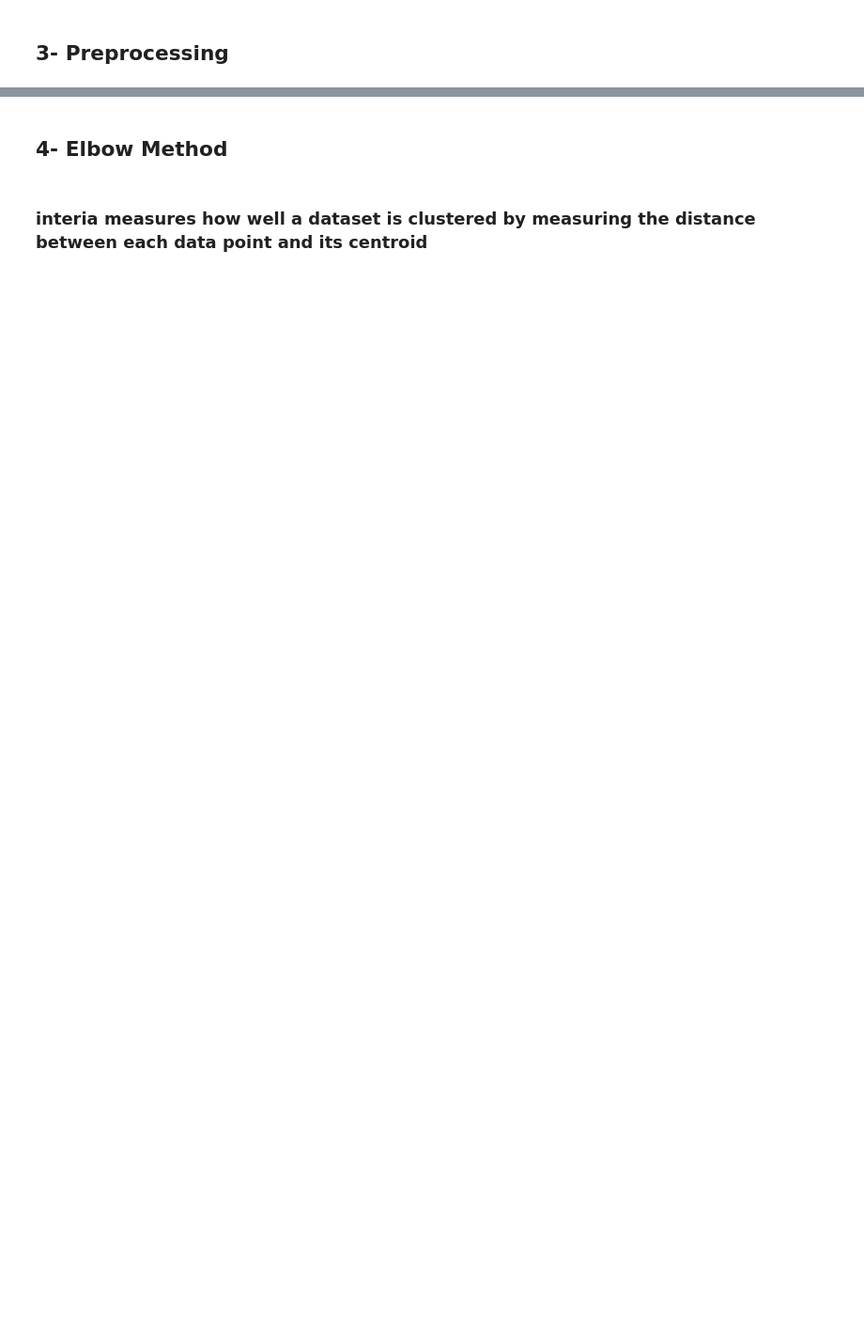
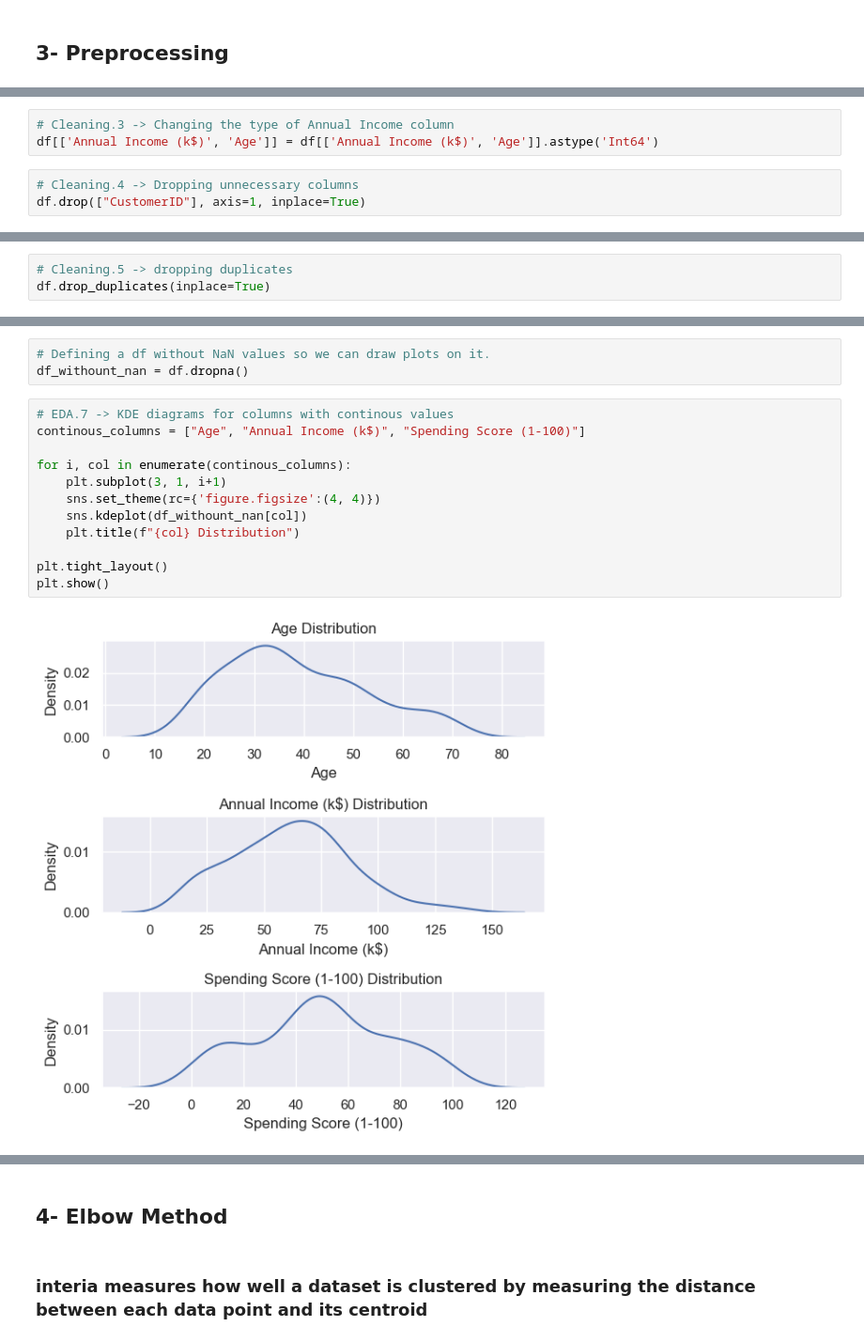
Before and after one commit to SRDsara/Customer-Segmentation, a Jupyter notebook: Customer_Clustering_KMeans.ipynb, the cells around one changed output, grey strips where cells are left out. Shown at 94% size. Saved outputs shown, nothing was run; the diff lists cells and outputs as text; blank space fills up the shorter version.

```diff
--- a/Customer_Clustering_KMeans.ipynb
+++ b/Customer_Clustering_KMeans.ipynb
@@ -30,0 +71,6 @@ X = scaler.fit_transform(X)
+# %%
+# Cleaning.3 -> Changing the type of Annual Income column
+df[['Annual Income (k$)', 'Age']] = df[['Annual Income (k$)', 'Age']].astype('Int64')
+# %%
+# Cleaning.4 -> Dropping unnecessary columns
+df.drop(["CustomerID"], axis=1, inplace=True)
@@ -30,0 +82,3 @@ X = scaler.fit_transform(X)
+# %%
+# Cleaning.5 -> dropping duplicates
+df.drop_duplicates(inplace=True)
@@ -30,0 +101,17 @@ X = scaler.fit_transform(X)
+# %%
+# Defining a df without NaN values so we can draw plots on it.
+df_withount_nan = df.dropna()
+# %%
+# EDA.7 -> KDE diagrams for columns with continous values
+continous_columns = ["Age", "Annual Income (k$)", "Spending Score (1-100)"]
+
+for i, col in enumerate(continous_columns):
+    plt.subplot(3, 1, i+1)
+    sns.set_theme(rc={'figure.figsize':(4, 4)})
+    sns.kdeplot(df_withount_nan[col])
+    plt.title(f"{col} Distribution")
+
+plt.tight_layout()
+plt.show()
+# %% [output]
+[figure, added]
```
Also changed, not shown: parts of 34 cells of this notebook.
